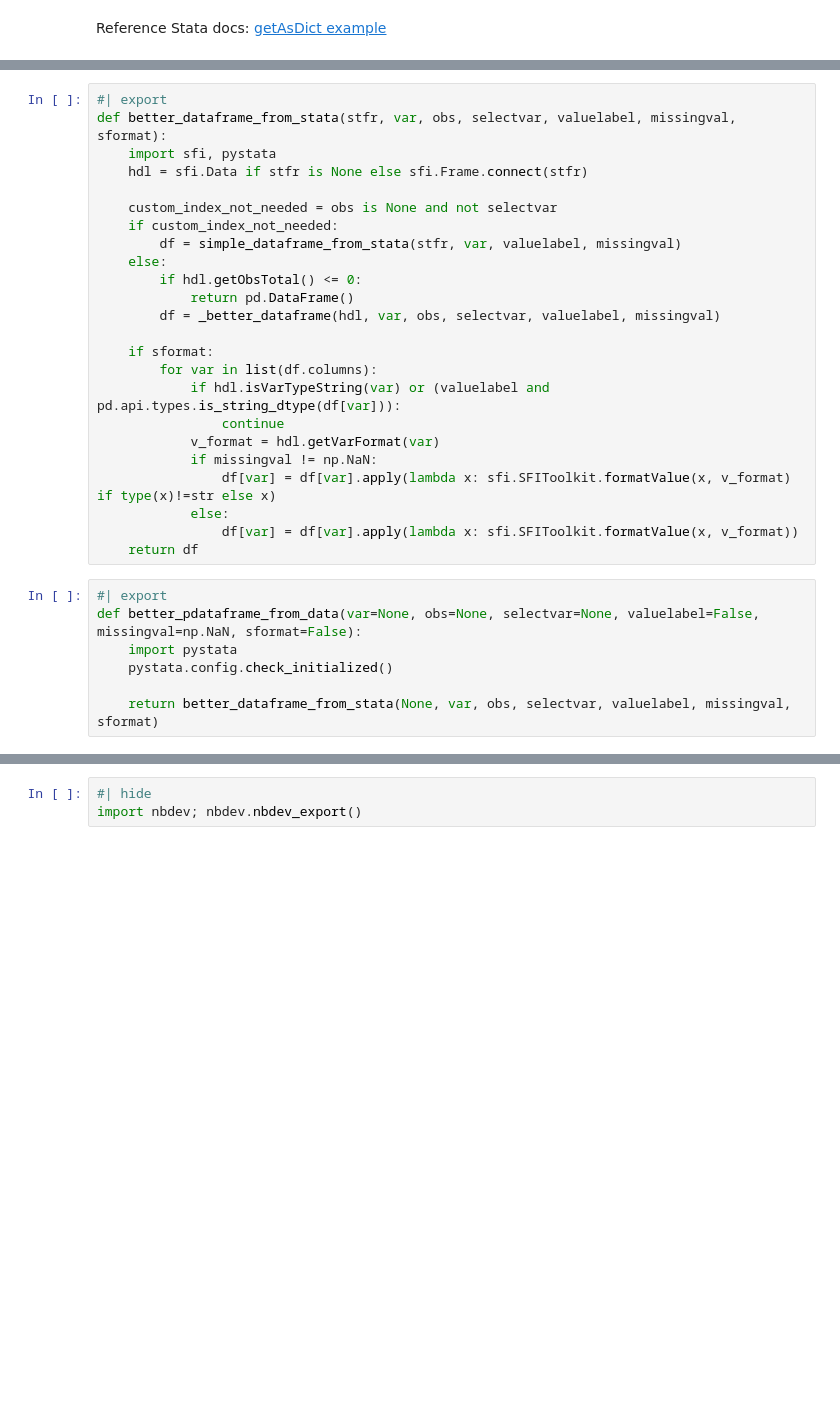
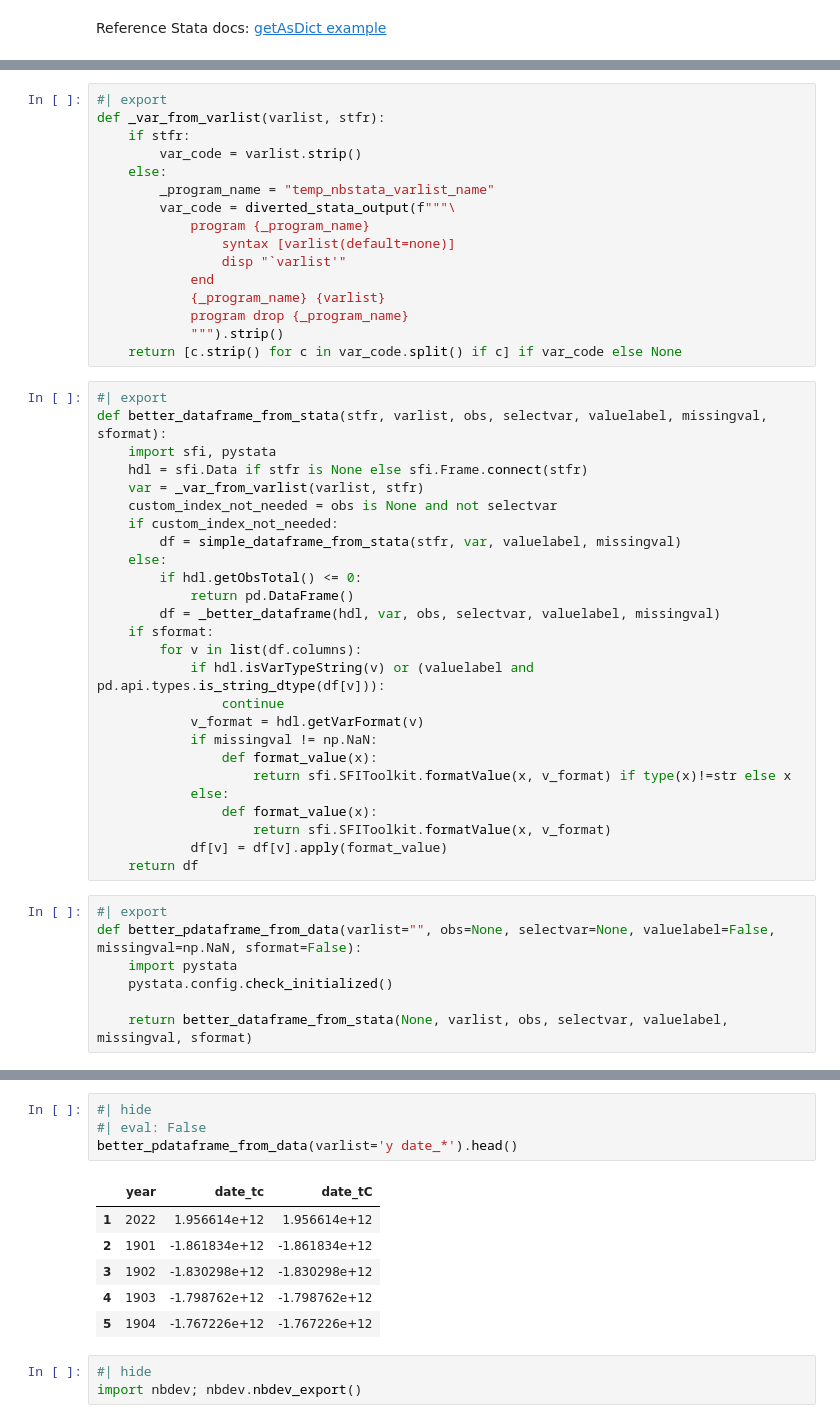
Before and after one commit to hugetim/nbstata, a Jupyter notebook: nbs/02_helpers.ipynb, the cells around one changed output, grey strips where cells are left out. Cells and saved outputs as stored; diff of their text form; blank space fills up the shorter version.

Commit message:
Support general Stata varlist in %browse

```diff
--- a/nbs/02_helpers.ipynb
+++ b/nbs/02_helpers.ipynb
@@ -395,9 +395,25 @@ def _better_dataframe(hdl, var, obs, selectvar, valuelabel, missingval):
+# %%
+#| export
+def _var_from_varlist(varlist, stfr):
+    if stfr:
+        var_code = varlist.strip()
+    else:
+        _program_name = "temp_nbstata_varlist_name"
+        var_code = diverted_stata_output(f"""\
+            program {_program_name}
+                syntax [varlist(default=none)]
+                disp "`varlist'"
+            end
+            {_program_name} {varlist}
+            program drop {_program_name}
+            """).strip()
+    return [c.strip() for c in var_code.split() if c] if var_code else None
 # %%
 #| export
-def better_dataframe_from_stata(stfr, var, obs, selectvar, valuelabel, missingval, sformat):
+def better_dataframe_from_stata(stfr, varlist, obs, selectvar, valuelabel, missingval, sformat):
     import sfi, pystata
     hdl = sfi.Data if stfr is None else sfi.Frame.connect(stfr)
-
+    var = _var_from_varlist(varlist, stfr)
     custom_index_not_needed = obs is None and not selectvar
     if custom_index_not_needed:
         df = simple_dataframe_from_stata(stfr, var, valuelabel, missingval)
@@ -405,23 +421,25 @@ def better_dataframe_from_stata(stfr, var, obs, selectvar, valuelabel, missingva
         if hdl.getObsTotal() <= 0:
             return pd.DataFrame()
         df = _better_dataframe(hdl, var, obs, selectvar, valuelabel, missingval)
-
     if sformat:
-        for var in list(df.columns):
-            if hdl.isVarTypeString(var) or (valuelabel and pd.api.types.is_string_dtype(df[var])):
+        for v in list(df.columns):
+            if hdl.isVarTypeString(v) or (valuelabel and pd.api.types.is_string_dtype(df[v])):
                 continue
-            v_format = hdl.getVarFormat(var)
+            v_format = hdl.getVarFormat(v)
             if missingval != np.NaN:
-                df[var] = df[var].apply(lambda x: sfi.SFIToolkit.formatValue(x, v_format) if type(x)!=str else x)
+                def format_value(x):
+                    return sfi.SFIToolkit.formatValue(x, v_format) if type(x)!=str else x
             else:
-                df[var] = df[var].apply(lambda x: sfi.SFIToolkit.formatValue(x, v_format))
+                def format_value(x):
+                    return sfi.SFIToolkit.formatValue(x, v_format)
+            df[v] = df[v].apply(format_value)
     return df
 # %%
 #| export
-def better_pdataframe_from_data(var=None, obs=None, selectvar=None, valuelabel=False, missingval=np.NaN, sformat=False):
+def better_pdataframe_from_data(varlist="", obs=None, selectvar=None, valuelabel=False, missingval=np.NaN, sformat=False):
     import pystata
     pystata.config.check_initialized()
 
-    return better_dataframe_from_stata(None, var, obs, selectvar, valuelabel, missingval, sformat)
+    return better_dataframe_from_stata(None, varlist, obs, selectvar, valuelabel, missingval, sformat)
 # %%
 #| export
@@ -489,3 +507,14 @@ better_pdataframe_from_data(missingval='.').head()
+# %%
+#| hide
+#| eval: False
+better_pdataframe_from_data(varlist='y date_*').head()
+# %% [output]
+|  | year | date_tc | date_tC |
+| 1 | 2022 | 1.956614e+12 | 1.956614e+12 |
+| 2 | 1901 | -1.861834e+12 | -1.861834e+12 |
+| 3 | 1902 | -1.830298e+12 | -1.830298e+12 |
+| 4 | 1903 | -1.798762e+12 | -1.798762e+12 |
+| 5 | 1904 | -1.767226e+12 | -1.767226e+12 |
 # %%
 #| hide
 import nbdev; nbdev.nbdev_export()
```
Also changed, not shown: parts of 19 cells of this notebook, 4 other files.
